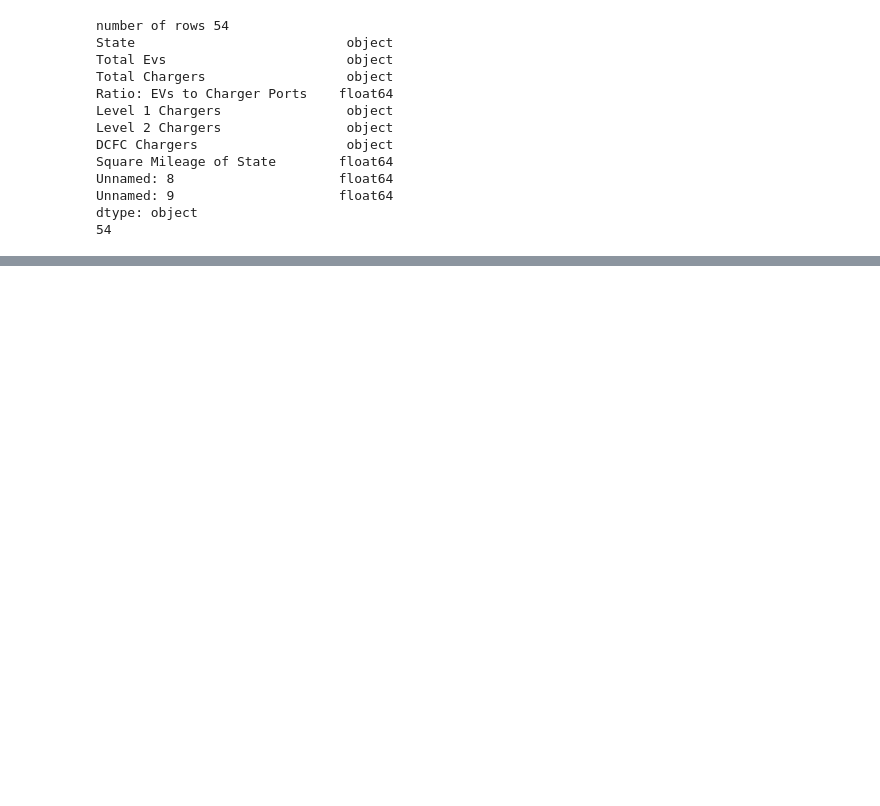
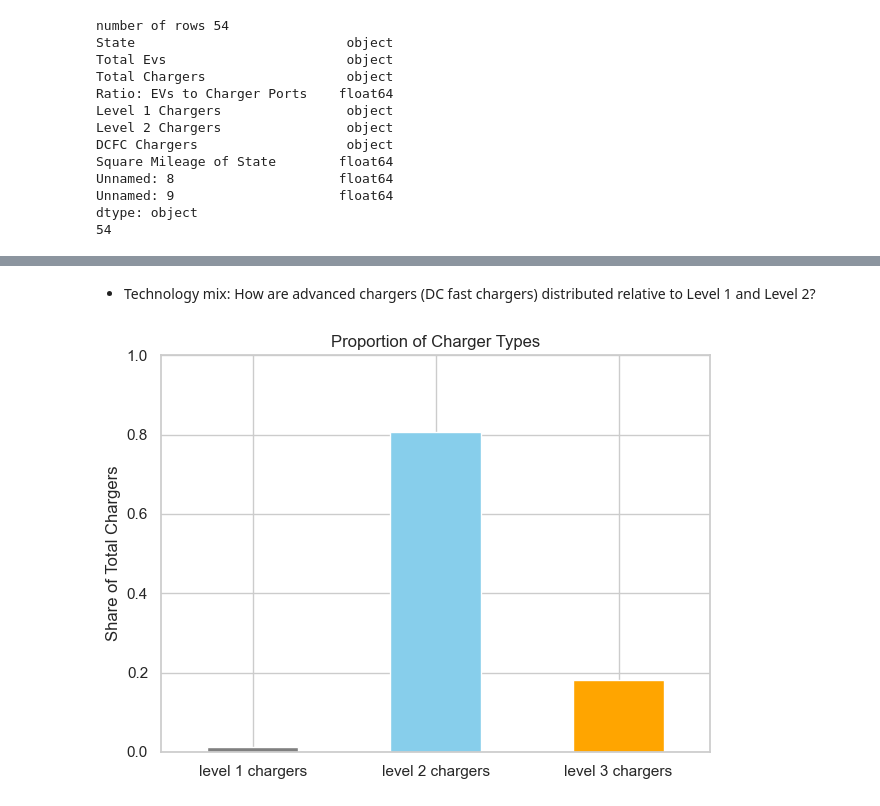
Before and after one commit to yoav-es/ev-charging-infra-in-the-us, a Jupyter notebook: ev_charging_infra_analysis.ipynb, the cells around one changed output, grey strips where cells are left out. Drawn from its saved outputs; the diff is of its cells as text; code cells hidden in the pictures; blank space fills up the shorter version.

```diff
--- a/ev_charging_infra_analysis.ipynb
+++ b/ev_charging_infra_analysis.ipynb
@@ -42,11 +42,11 @@ def load_data(path):
     return df
 
 # Load the data
-column = load_data('ev_chargers_data.csv')
-column.head()
-print(f"number of rows {column.shape[0]} ")
-print(column.dtypes)
-print(column.State.nunique())
+ev_charger_data = load_data('ev_chargers_data.csv')
+ev_charger_data.head()
+print(f"number of rows {ev_charger_data.shape[0]} ")
+print(ev_charger_data.dtypes)
+print(ev_charger_data.State.nunique())
 # %% [output]
 number of rows 54
 State                           object
@@ -225,0 +340,15 @@ Findings from this stage should directly inform conclusions or recommendations i
+# %% [markdown]
+- Technology mix: How are advanced chargers (DC fast chargers) distributed relative to Level 1 and Level 2?
+# %%
+charger_totals = ev_charger_data[['level 1 chargers', 'level 2 chargers', 'level 3 chargers']].sum()
+charger_proportions = charger_totals / charger_totals.sum()
+
+charger_proportions.plot(kind='bar', color=['gray', 'skyblue', 'orange'])
+plt.title('Proportion of Charger Types')
+plt.ylabel('Share of Total Chargers')
+plt.xticks(rotation=0)
+plt.ylim(0, 1)
+plt.tight_layout()
+plt.show()
+# %% [output]
+[figure, added]
```
Also changed, not shown: parts of 15 cells of this notebook.
